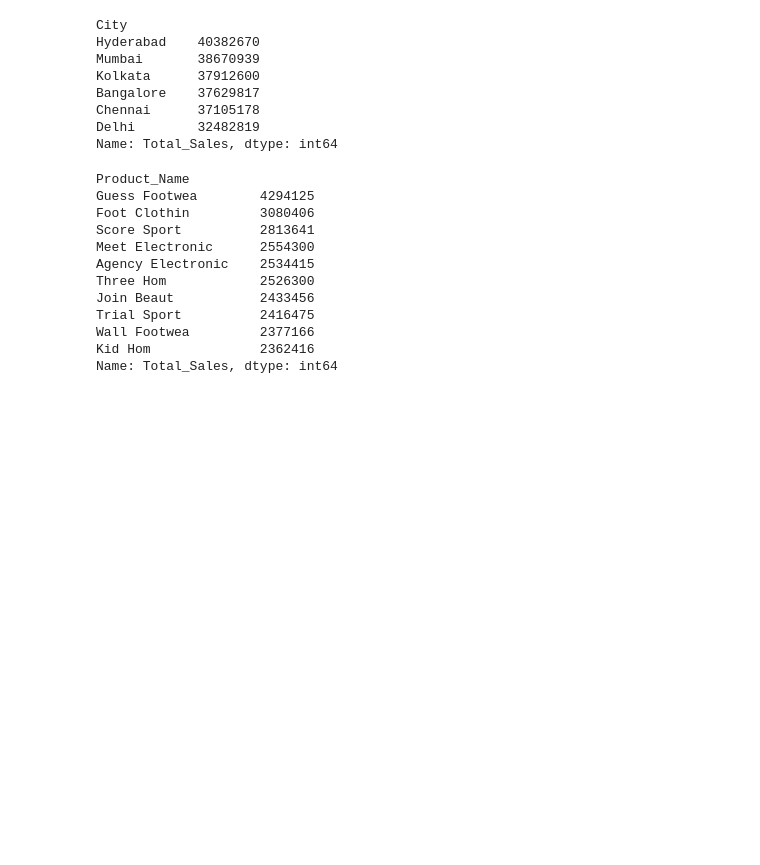
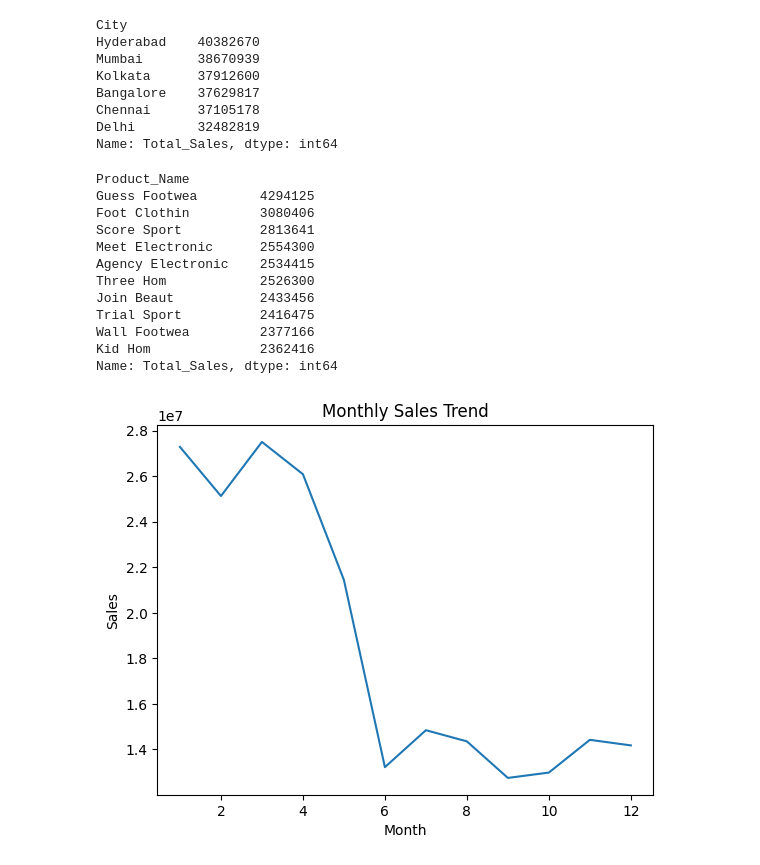
Before and after one commit to ghosh512005-commits/omnichannel_retail_analytics_project, a Jupyter notebook: notebooks/data_cleaning.ipynb, the cells around one changed output. Saved outputs shown, nothing was run; the diff lists cells and outputs as text; code cells hidden in the pictures; blank space fills up the shorter version.

Commit message:
completed visualization

```diff
--- a/notebooks/data_cleaning.ipynb
+++ b/notebooks/data_cleaning.ipynb
@@ -311,0 +314,14 @@ Name: Total_Sales, dtype: int64
+# %%
+monthly_sales = merged_df.groupby(
+    'Month'
+)['Total_Sales'].sum()
+
+monthly_sales.plot(kind='line')
+
+plt.title("Monthly Sales Trend")
+plt.xlabel("Month")
+plt.ylabel("Sales")
+
+plt.show()
+# %% [output]
+[figure, added]
```
Also changed, not shown: parts of 3 cells of this notebook, 1 other file.
